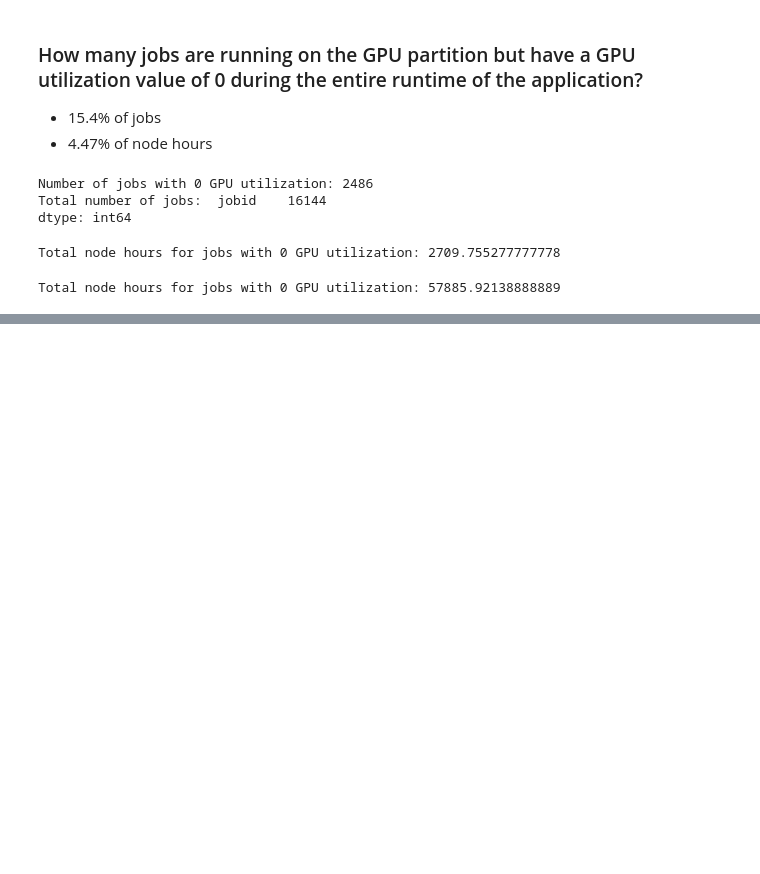
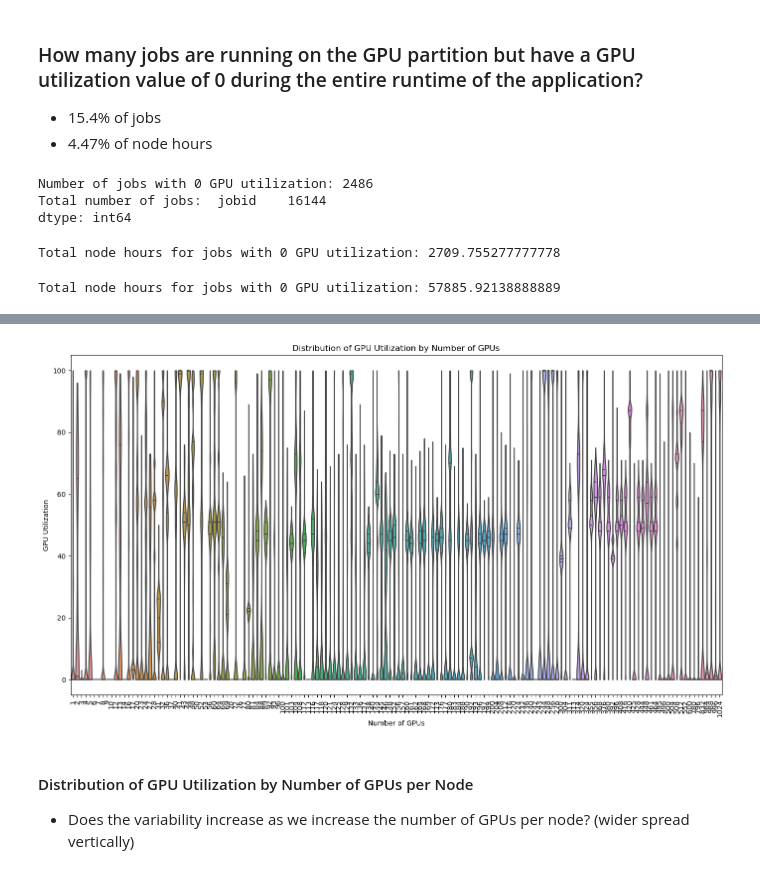
Before and after one commit to hpcgroup/ldms-analysis-scripts, a Jupyter notebook: gpu_utilization.ipynb, the cells around one changed output, grey strips where cells are left out. Saved outputs shown, nothing was run; the diff lists cells and outputs as text; code cells hidden in the pictures; blank space fills up the shorter version.

```diff
--- a/gpu_utilization.ipynb
+++ b/gpu_utilization.ipynb
@@ -277,0 +327,17 @@ Total node hours for jobs with 0 GPU utilization: 57885.92138888889
+# %%
+plt.figure(figsize=(14, 8))
+sns.violinplot(x='total_gpus', y='gpu_utilization', data=jobs_with_g, inner='quartile', scale='width', cut=0)
+
+plt.xlabel('Number of GPUs')
+plt.ylabel('GPU Utilization')
+plt.title('Distribution of GPU Utilization by Number of GPUs')
+plt.xticks(rotation=90)
+plt.tight_layout()
+
+plt.show()
+# %% [output]
+[figure, added]
+# %% [markdown]
+#### Distribution of GPU Utilization by Number of GPUs per Node
+
+- Does the variability increase as we increase the number of GPUs per node? (wider spread vertically)
```
Also changed, not shown: parts of 11 cells of this notebook, 1 other file.
